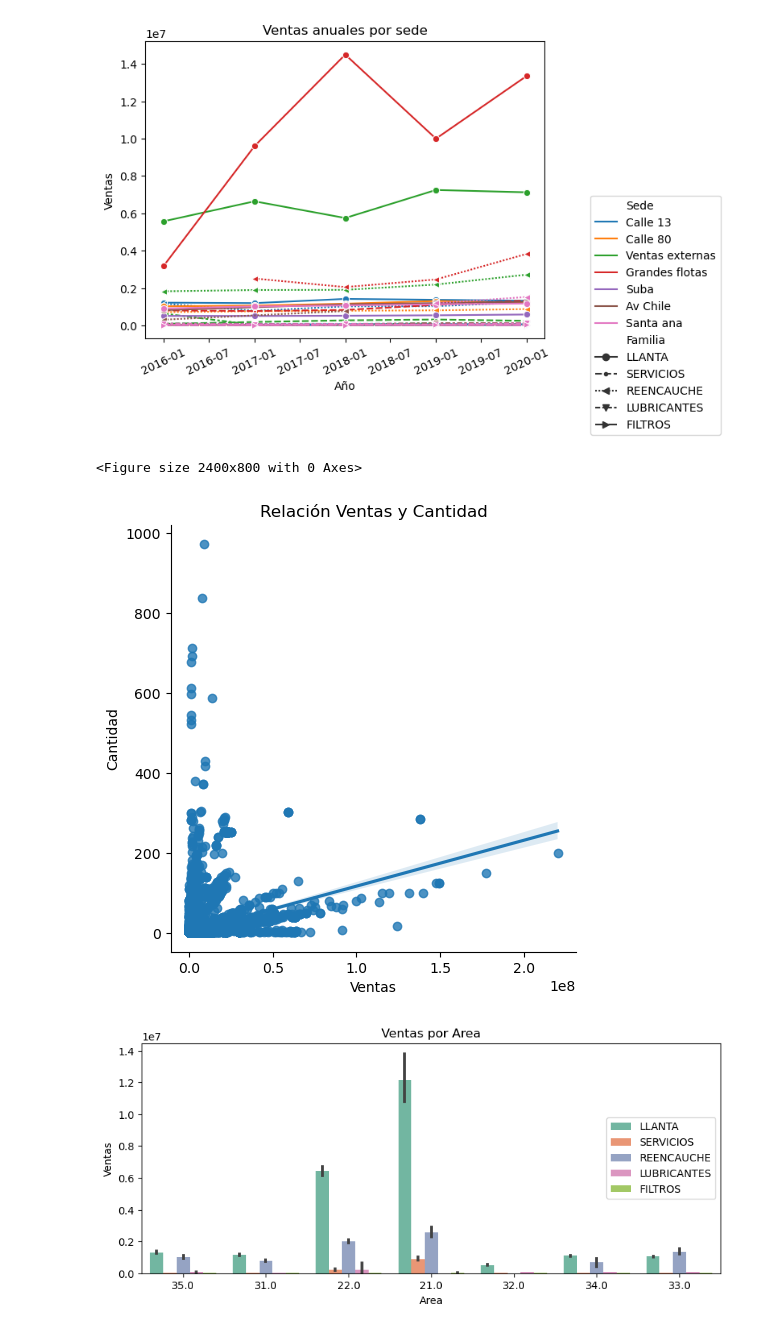
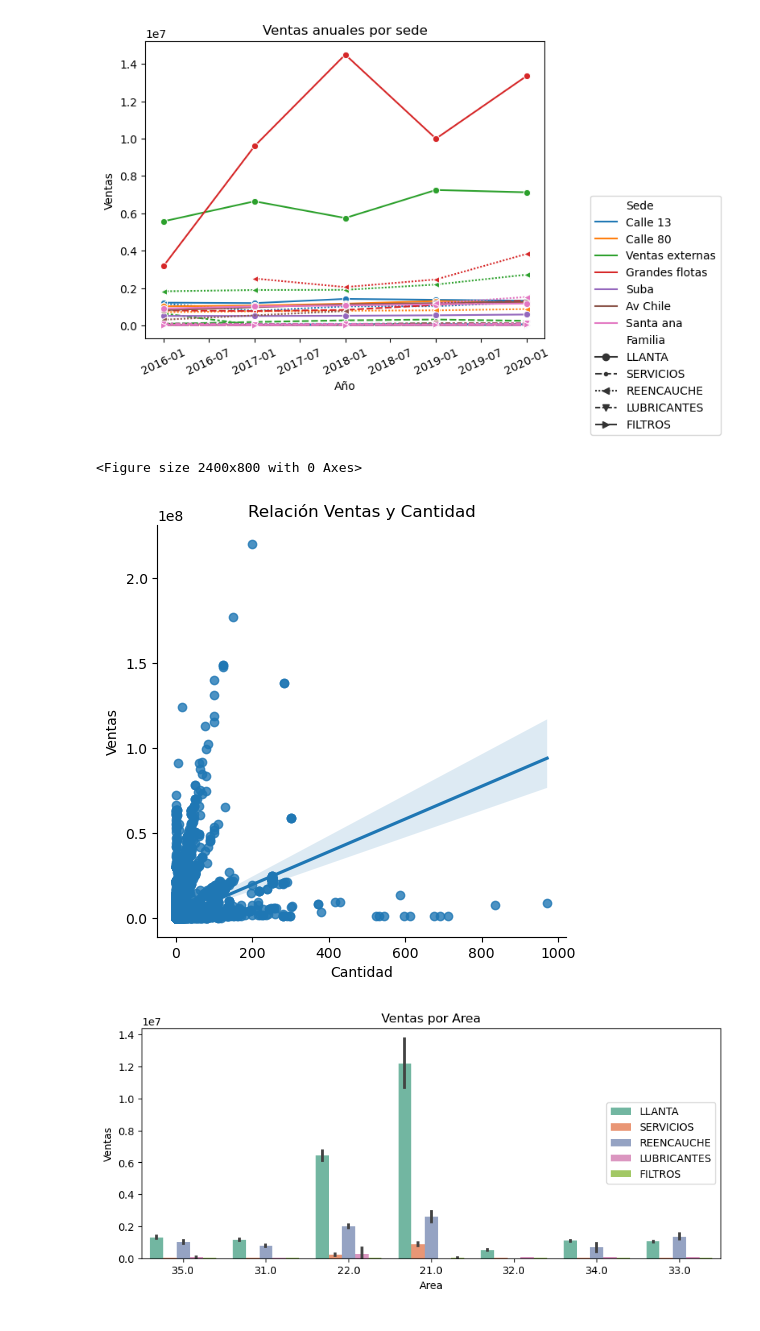
Before and after one commit to Darkzos/Project-Automotive-Service-Auto-Motors-, a Jupyter notebook: Python-Jupyter./Análisis Automotriz Final.ipynb, the cells around one changed output. Drawn from its saved outputs; the diff is of its cells as text; code cells hidden in the pictures.

```diff
--- a/Python-Jupyter./Análisis Automotriz Final.ipynb
+++ b/Python-Jupyter./Análisis Automotriz Final.ipynb
@@ -315,10 +313,10 @@ plt.xticks(rotation=25);
 [figure]
 # %%
 plt.figure(figsize=(12,4),dpi=200)
-sns.lmplot(x="Ventas",y="Cantidad",data=df,palette="tab10",).set(title="Relación Ventas y Cantidad");
+sns.lmplot(x="Cantidad",y="Ventas",data=df,palette="tab10",).set(title="Relación Ventas y Cantidad");
 # %% [output]
 <Figure size 2400x800 with 0 Axes>
-[figure, old version]
+[figure, new version]
 # %%
 plt.figure(figsize=(10,4),dpi=100)
 sns.barplot(data=df,x='Area',y='Ventas',hue="Familia",palette='Set2').set(title='Ventas por Area');
```
Also changed, not shown: parts of 5 cells of this notebook.
